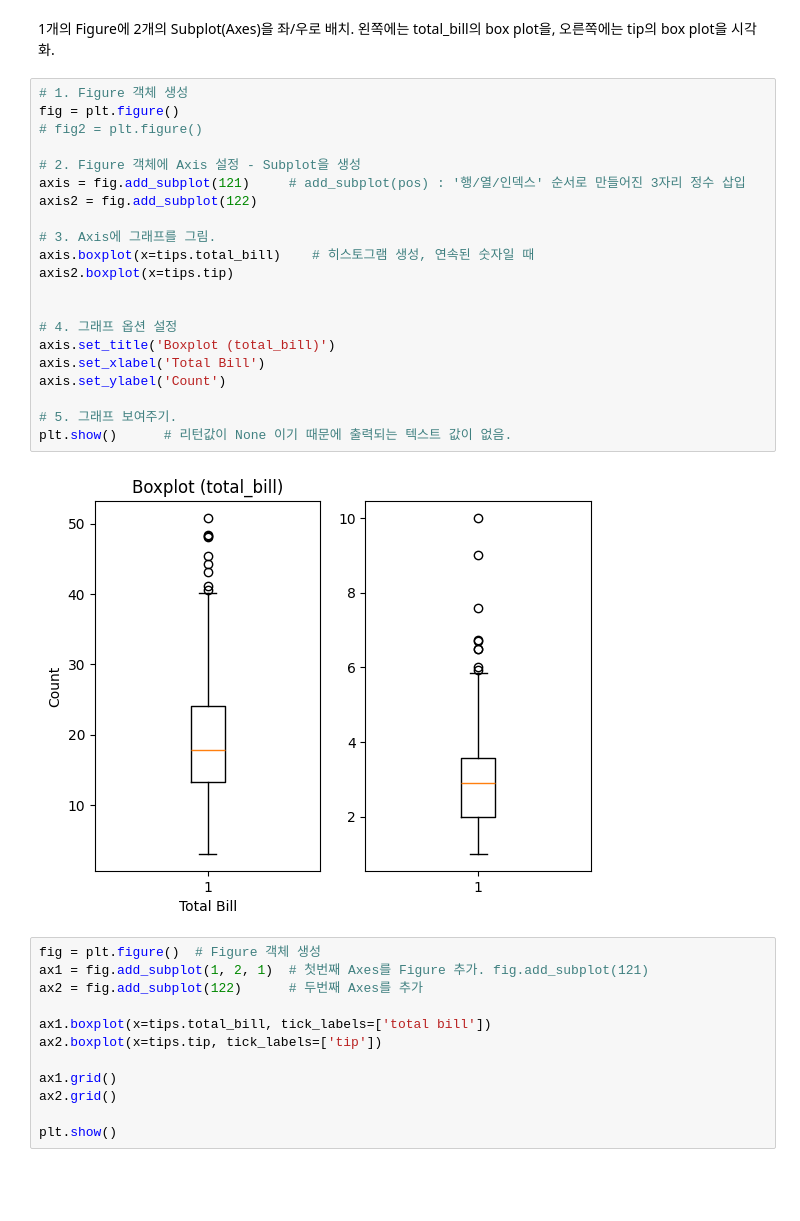
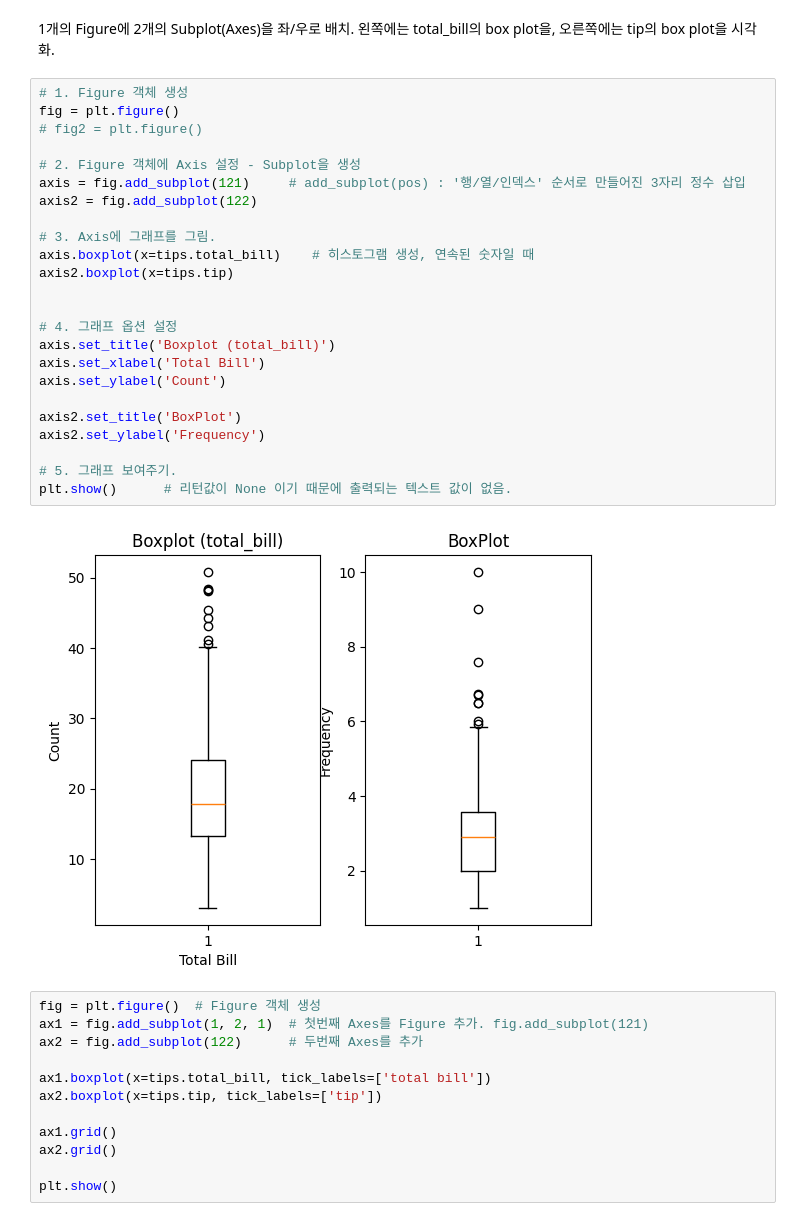
Before and after one commit to Sjleerodls/Data_Analysis, a Jupyter notebook: lab_da/da04_matplotlib_py.ipynb, the cells around one changed output. Drawn from its saved outputs; the diff is of its cells as text; blank space fills up the shorter version.

```diff
--- a/lab_da/da04_matplotlib_py.ipynb
+++ b/lab_da/da04_matplotlib_py.ipynb
@@ -147,26 +147,29 @@ plt.show()
 # %%
 # 1. Figure 객체 생성
 fig = plt.figure()
 # fig2 = plt.figure()
 
 # 2. Figure 객체에 Axis 설정 - Subplot을 생성
 axis = fig.add_subplot(121)     # add_subplot(pos) : '행/열/인덱스' 순서로 만들어진 3자리 정수 삽입
 axis2 = fig.add_subplot(122)
 
 # 3. Axis에 그래프를 그림.
 axis.boxplot(x=tips.total_bill)    # 히스토그램 생성, 연속된 숫자일 때
 axis2.boxplot(x=tips.tip)
 
 
 # 4. 그래프 옵션 설정
 axis.set_title('Boxplot (total_bill)')
 axis.set_xlabel('Total Bill')
 axis.set_ylabel('Count')
 
+axis2.set_title('BoxPlot')
+axis2.set_ylabel('Frequency')
+
 # 5. 그래프 보여주기.
 plt.show()      # 리턴값이 None 이기 때문에 출력되는 텍스트 값이 없음.
 # %% [output]
-[figure, old version]
+[figure, new version]
 # %%
 fig = plt.figure()  # Figure 객체 생성
 ax1 = fig.add_subplot(1, 2, 1)  # 첫번째 Axes를 Figure 추가. fig.add_subplot(121)
```
Also changed, not shown: parts of 19 cells of this notebook.
